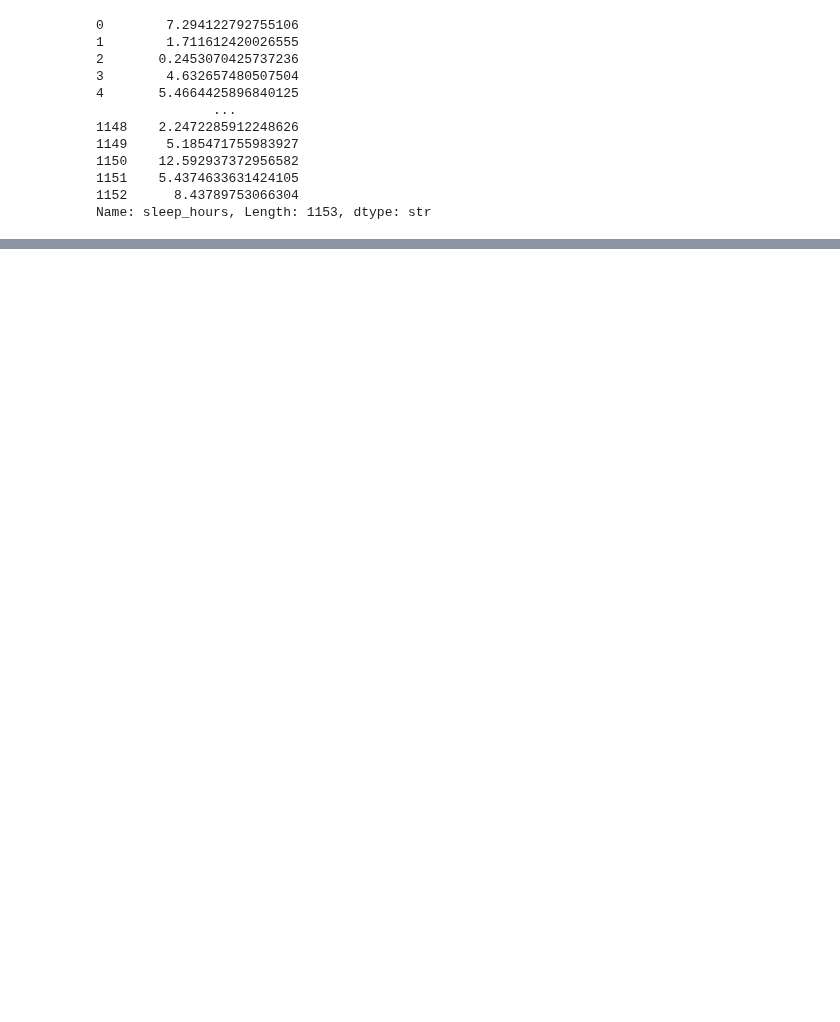
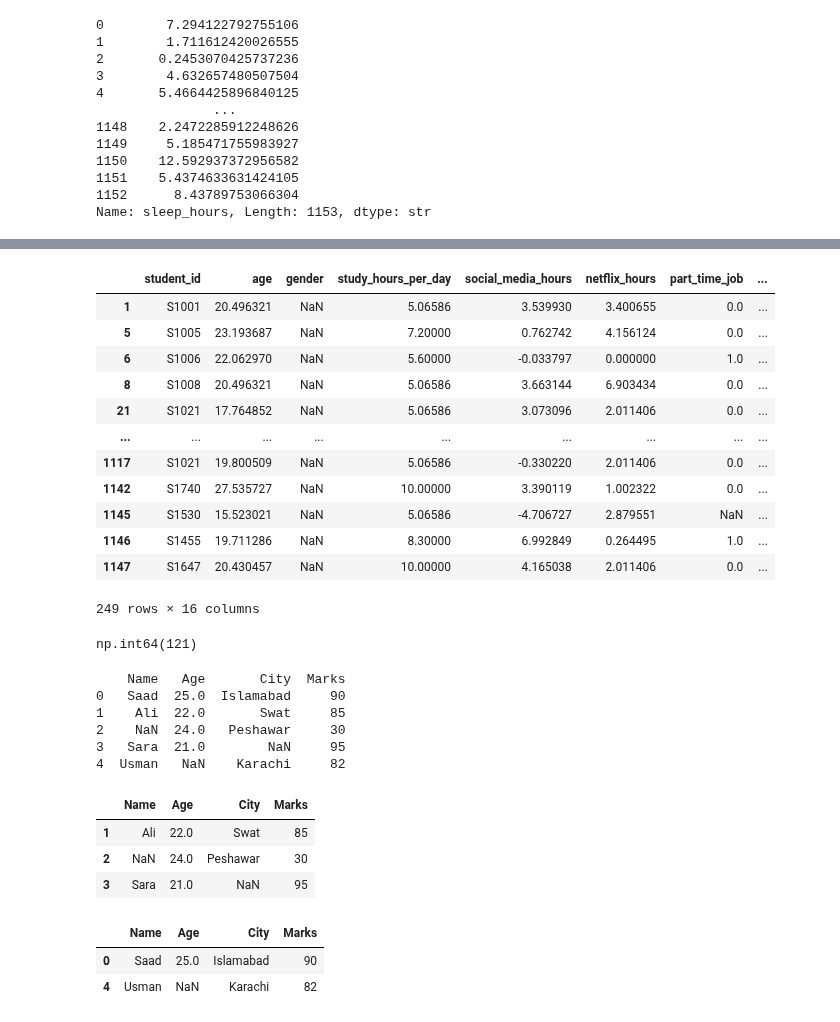
Before and after one commit to masoomk9666/hccda-ai, a Jupyter notebook: sk-panda-01.ipynb, the cells around one changed output, grey strips where cells are left out. Saved outputs shown, nothing was run; the diff lists cells and outputs as text; code cells hidden in the pictures; blank space fills up the shorter version.

Commit message:
Exam Uploded and Also Other Files Updated

```diff
--- a/sk-panda-01.ipynb
+++ b/sk-panda-01.ipynb
@@ -773,0 +1100,15 @@ df
+# %%
+df["extracurricular_participation"] = (
+    df["extracurricular_participation"].map({
+        "Yes": 1,
+        "No": 0
+    })
+)
+# %%
+df["exam_score"] = pd.to_numeric(
+    df["exam_score"], errors="coerce"
+)
+
+df["exam_score"] = df["exam_score"].fillna(
+    df["exam_score"].mean()
+)
@@ -773,0 +1148,5 @@ df
+# %%
+df['netflix_hours'] = df['netflix_hours'].clip(lower=0)
+df['social_media_hours'] = df['social_media_hours'].clip(lower=0)
+df['netflix_hours'] = df['netflix_hours'].clip(lower=0)
+df['netflix_hours'] = df['netflix_hours'].clip(lower=0)
@@ -773,0 +1157,4 @@ df
+# %%
+
+df['exam_score'] = df['exam_score'].clip(lower=0, upper=(100))
+df['exam_score']
@@ -773,0 +1204,53 @@ df
+# %%
+df[(df['exam_score'] > 80) & (df['study_hours_per_day'] > 5)]
+# %% [output]
+|  | student_id | age | gender | study_hours_per_day | social_media_hours | netflix_hours | part_time_job | ... |
+| 1 | S1001 | 20.496321 | NaN | 5.06586 | 3.539930 | 3.400655 | 0.0 | ... |
+| 5 | S1005 | 23.193687 | NaN | 7.20000 | 0.762742 | 4.156124 | 0.0 | ... |
+| 6 | S1006 | 22.062970 | NaN | 5.60000 | -0.033797 | 0.000000 | 1.0 | ... |
+| 8 | S1008 | 20.496321 | NaN | 5.06586 | 3.663144 | 6.903434 | 0.0 | ... |
+| 21 | S1021 | 17.764852 | NaN | 5.06586 | 3.073096 | 2.011406 | 0.0 | ... |
+| ... | ... | ... | ... | ... | ... | ... | ... | ... |
+| 1117 | S1021 | 19.800509 | NaN | 5.06586 | -0.330220 | 2.011406 | 0.0 | ... |
+| 1142 | S1740 | 27.535727 | NaN | 10.00000 | 3.390119 | 1.002322 | 0.0 | ... |
+| 1145 | S1530 | 15.523021 | NaN | 5.06586 | -4.706727 | 2.879551 | NaN | ... |
+| 1146 | S1455 | 19.711286 | NaN | 8.30000 | 6.992849 | 0.264495 | 1.0 | ... |
+| 1147 | S1647 | 20.430457 | NaN | 10.00000 | 4.165038 | 2.011406 | 0.0 | ... |
+249 rows × 16 columns
+# %%
+df["student_id"].isnull().sum()
+# %% [output]
+np.int64(121)
+# %%
+import pandas as pd
+import numpy as np
+data = {
+    "Name": ["Saad", "Ali", np.nan, "Sara", "Usman"],
+    "Age": [25, 22, 24, 21, np.nan],
+    "City": ["Islamabad", "Swat", "Peshawar", np.nan, "Karachi"],
+    "Marks": [90, 85, 30, 95, 82]
+}
+
+s = pd.DataFrame(data)
+
+print(s)
+# %% [output]
+    Name   Age       City  Marks
+0   Saad  25.0  Islamabad     90
+1    Ali  22.0       Swat     85
+2    NaN  24.0   Peshawar     30
+3   Sara  21.0        NaN     95
+4  Usman   NaN    Karachi     82
+# %%
+s[s['Age'].isin([22,21,24])]
+# %% [output]
+|  | Name | Age | City | Marks |
+| 1 | Ali | 22.0 | Swat | 85 |
+| 2 | NaN | 24.0 | Peshawar | 30 |
+| 3 | Sara | 21.0 | NaN | 95 |
+# %%
+s[~s['Age'].isin([22,21,24])]
+# %% [output]
+|  | Name | Age | City | Marks |
+| 0 | Saad | 25.0 | Islamabad | 90 |
+| 4 | Usman | NaN | Karachi | 82 |
```
Also changed, not shown: parts of 68 cells of this notebook, 14 other files.
